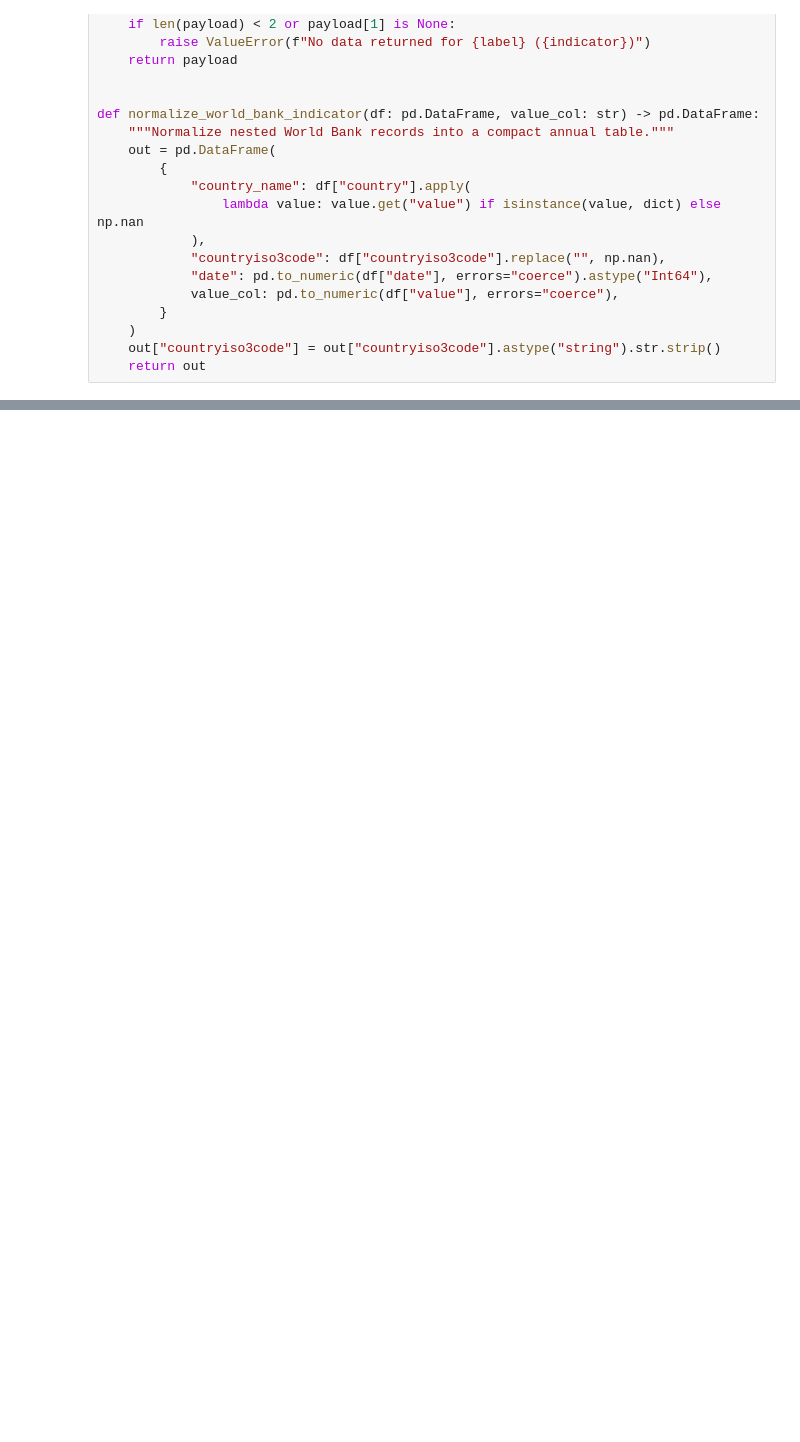
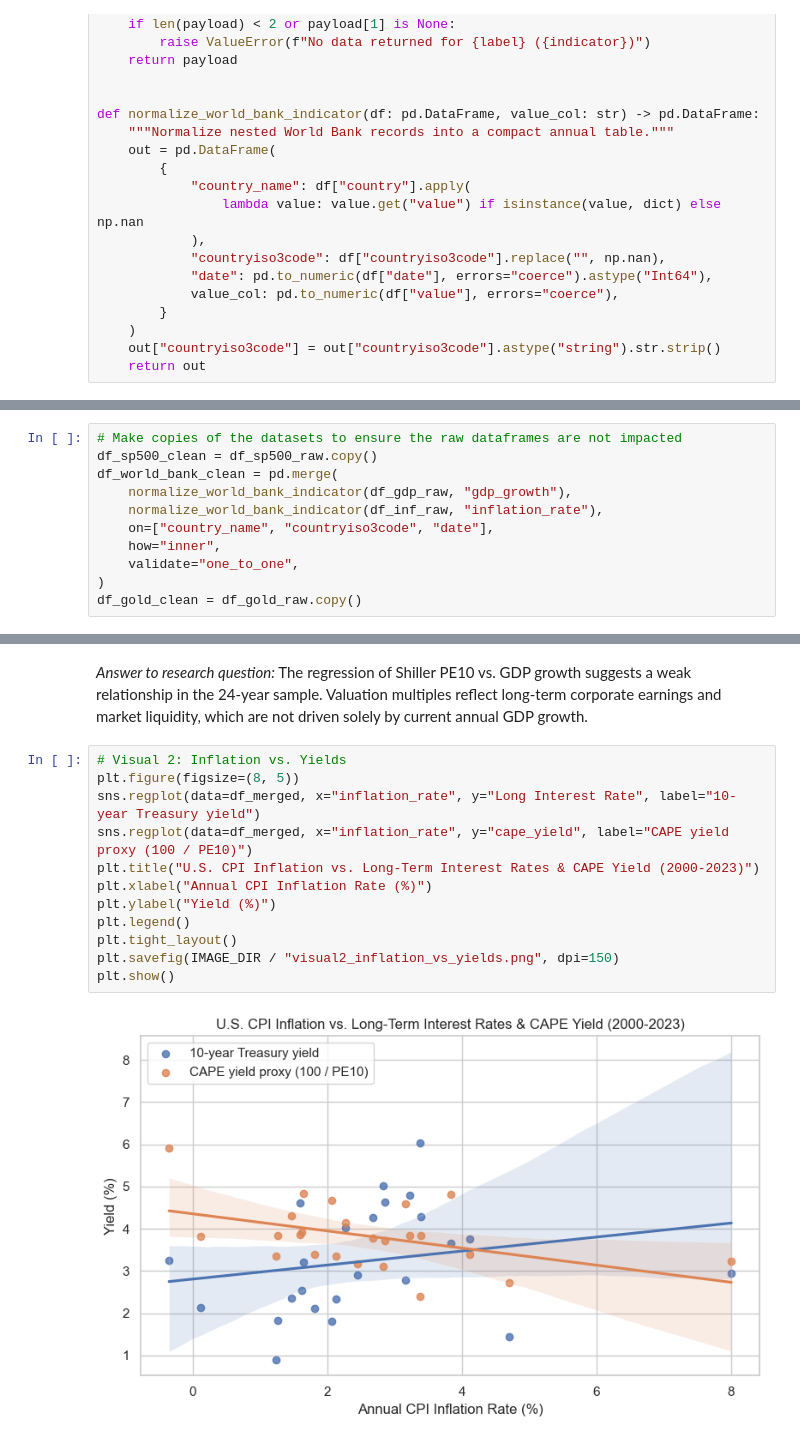
Before and after one commit to luisjfeliu/data-analysis-wrangling-macro-stocks, a Jupyter notebook: Data_Wrangling_Project_Starter.ipynb, the cells around one changed output, grey strips where cells are left out. Cells and saved outputs as stored; diff of their text form; blank space fills up the shorter version.

```diff
--- a/Data_Wrangling_Project_Starter.ipynb
+++ b/Data_Wrangling_Project_Starter.ipynb
@@ -499,0 +322,11 @@ validate_outputs()
+# %%
+# Make copies of the datasets to ensure the raw dataframes are not impacted
+df_sp500_clean = df_sp500_raw.copy()
+df_world_bank_clean = pd.merge(
+    normalize_world_bank_indicator(df_gdp_raw, "gdp_growth"),
+    normalize_world_bank_indicator(df_inf_raw, "inflation_rate"),
+    on=["country_name", "countryiso3code", "date"],
+    how="inner",
+    validate="one_to_one",
+)
+df_gold_clean = df_gold_raw.copy()
@@ -499,0 +533,17 @@ validate_outputs()
+# %% [markdown]
+*Answer to research question:*
+The regression of Shiller PE10 vs. GDP growth suggests a weak relationship in the 24-year sample. Valuation multiples reflect long-term corporate earnings and market liquidity, which are not driven solely by current annual GDP growth.
+# %%
+# Visual 2: Inflation vs. Yields
+plt.figure(figsize=(8, 5))
+sns.regplot(data=df_merged, x="inflation_rate", y="Long Interest Rate", label="10-year Treasury yield")
+sns.regplot(data=df_merged, x="inflation_rate", y="cape_yield", label="CAPE yield proxy (100 / PE10)")
+plt.title("U.S. CPI Inflation vs. Long-Term Interest Rates & CAPE Yield (2000-2023)")
+plt.xlabel("Annual CPI Inflation Rate (%)")
+plt.ylabel("Yield (%)")
+plt.legend()
+plt.tight_layout()
+plt.savefig(IMAGE_DIR / "visual2_inflation_vs_yields.png", dpi=150)
+plt.show()
+# %% [output]
+[figure, added]
```
Also changed, not shown: parts of 94 cells of this notebook, 7 other files.
